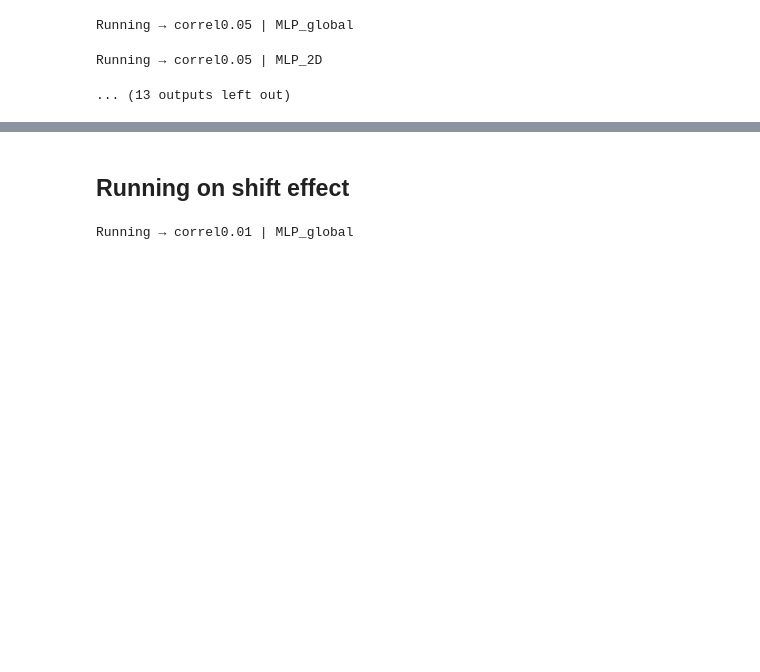
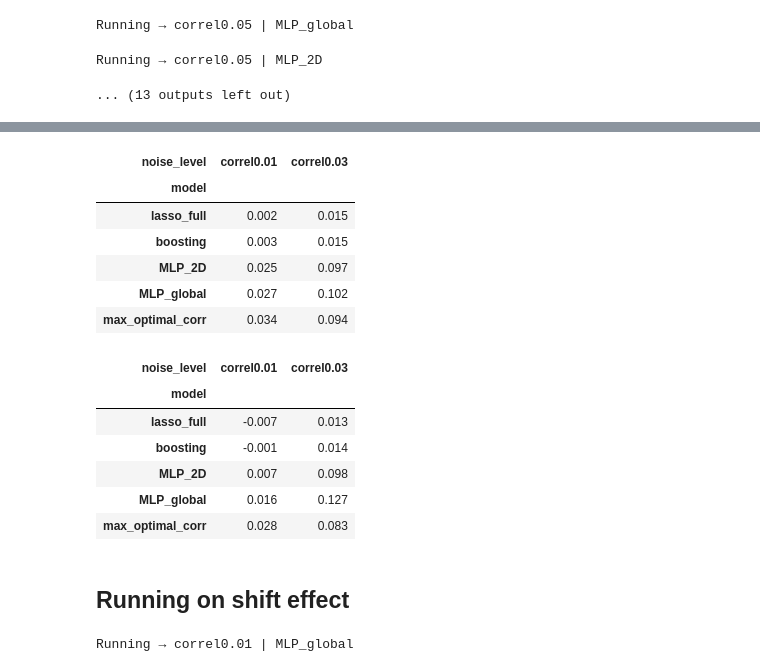
Before and after one commit to cyrilgarcia009/TSNN, a Jupyter notebook: notebooks/figures_for_paper1.ipynb, the cells around one changed output, grey strips where cells are left out. Saved outputs shown, nothing was run; the diff lists cells and outputs as text; code cells hidden in the pictures; blank space fills up the shorter version.

Commit message:
adding max linear corr to all tables + formatting of colors

```diff
--- a/notebooks/figures_for_paper1.ipynb
+++ b/notebooks/figures_for_paper1.ipynb
@@ -482,3 +462,21 @@ display(table_test_cond0.style.background_gradient(cmap='coolwarm', vmin=-1, vma
+# %%
+display(table_train_cond0.T.style.background_gradient(cmap='coolwarm', vmin=-1, vmax=1).format(precision=3))
+display(table_test_cond0.T.style.background_gradient(cmap='coolwarm', vmin=-1, vmax=1).format(precision=3))
+# %% [output]
+| noise_level | correl0.01 | correl0.03 |
+| model |  |  |
+| lasso_full | 0.002 | 0.015 |
+| boosting | 0.003 | 0.015 |
+| MLP_2D | 0.025 | 0.097 |
+| MLP_global | 0.027 | 0.102 |
+| max_optimal_corr | 0.034 | 0.094 |
+| noise_level | correl0.01 | correl0.03 |
+| model |  |  |
+| lasso_full | -0.007 | 0.013 |
+| boosting | -0.001 | 0.014 |
+| MLP_2D | 0.007 | 0.098 |
+| MLP_global | 0.016 | 0.127 |
+| max_optimal_corr | 0.028 | 0.083 |
 # %%
 # Saving the data
 
```
Also changed, not shown: parts of 24 cells of this notebook.
